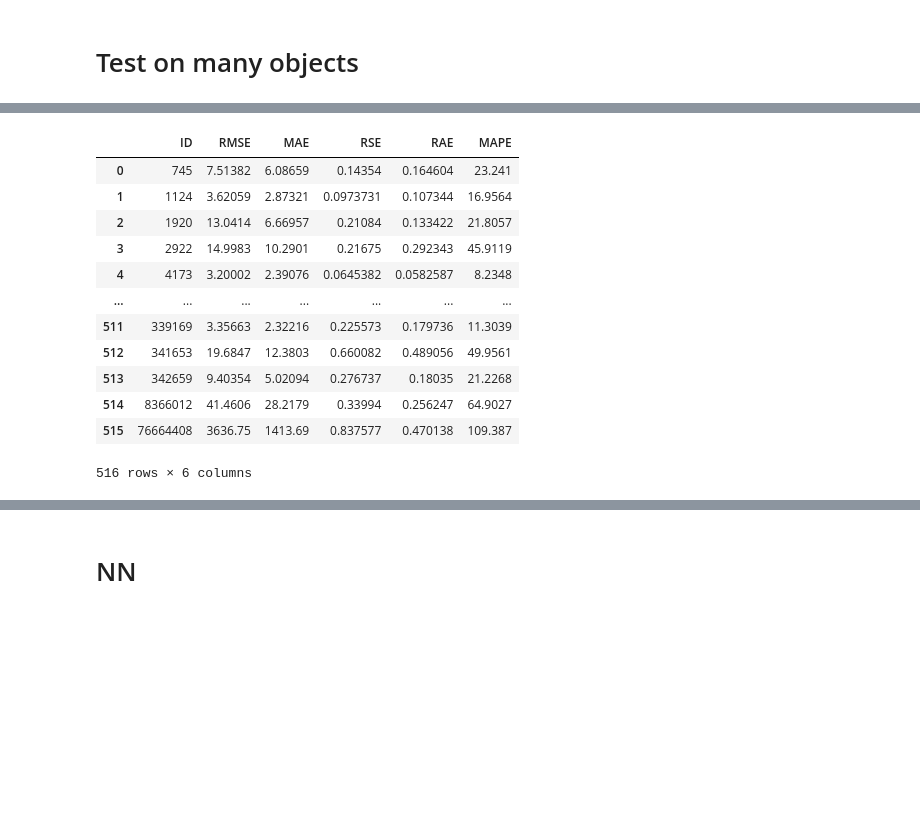
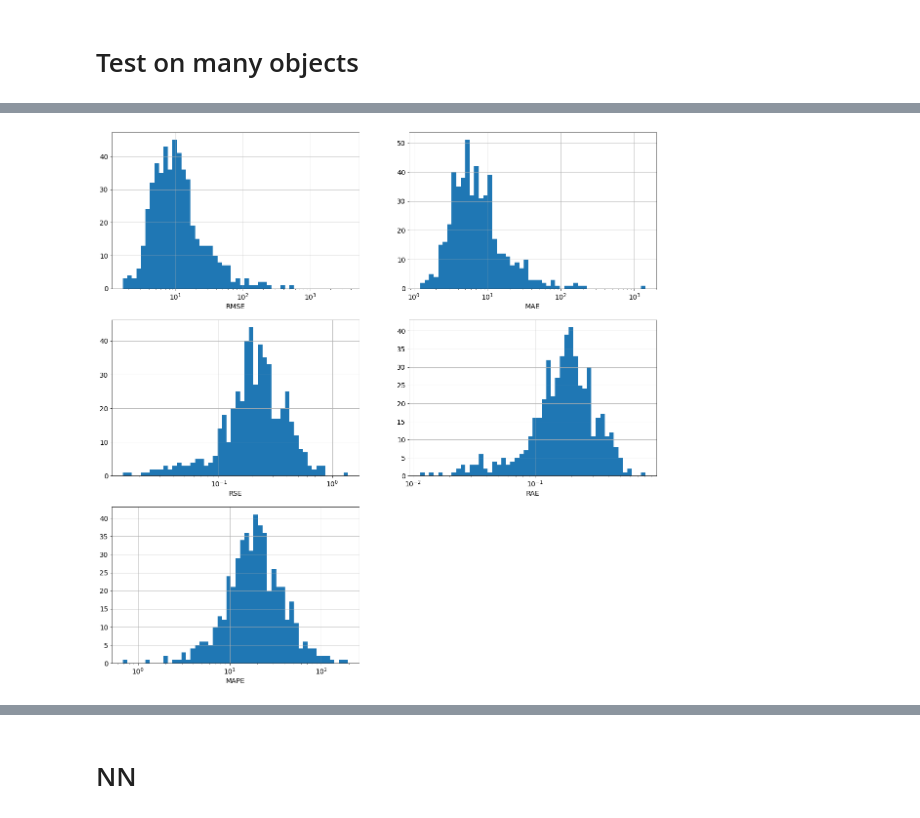
Before and after one commit to HSE-LAMBDA/light_curve_approx, a Jupyter notebook: notebooks/StarterKit.ipynb, the cells around one changed output, grey strips where cells are left out. Cells and saved outputs as stored; diff of their text form; code cells hidden in the pictures; blank space fills up the shorter version.

```diff
--- a/notebooks/StarterKit.ipynb
+++ b/notebooks/StarterKit.ipynb
@@ -182,11 +182,11 @@ reg.fit(X_train_ss, y_train)
 
 # predict flux for unseen observations
 anobject_test_pred = anobject_test.copy()
-anobject_test_pred['flux'] = reg.predict(X_test_ss)
+anobject_test_pred['flux'] = np.maximum(reg.predict(X_test_ss), 0)
 
 # predict flux for known observations
 anobject_train_pred = anobject_train.copy()
-anobject_train_pred['flux'] = reg.predict(X_train_ss)
+anobject_train_pred['flux'] = np.maximum(reg.predict(X_train_ss), 0)
 # %%
 plot_light_curves(anobject_test, "Test observations")
 plot_light_curves(anobject_test_pred, "Predictions on test")
@@ -312,16 +280,43 @@ for idx, metric in enumerate(report.columns[1:], 1):
-# %%
-report
-# %% [output]
-|  | ID | RMSE | MAE | RSE | RAE | MAPE |
-| 0 | 745 | 7.51382 | 6.08659 | 0.14354 | 0.164604 | 23.241 |
-| 1 | 1124 | 3.62059 | 2.87321 | 0.0973731 | 0.107344 | 16.9564 |
-| 2 | 1920 | 13.0414 | 6.66957 | 0.21084 | 0.133422 | 21.8057 |
-| 3 | 2922 | 14.9983 | 10.2901 | 0.21675 | 0.292343 | 45.9119 |
-| 4 | 4173 | 3.20002 | 2.39076 | 0.0645382 | 0.0582587 | 8.2348 |
-| ... | ... | ... | ... | ... | ... | ... |
-| 511 | 339169 | 3.35663 | 2.32216 | 0.225573 | 0.179736 | 11.3039 |
-| 512 | 341653 | 19.6847 | 12.3803 | 0.660082 | 0.489056 | 49.9561 |
-| 513 | 342659 | 9.40354 | 5.02094 | 0.276737 | 0.18035 | 21.2268 |
-| 514 | 8366012 | 41.4606 | 28.2179 | 0.33994 | 0.256247 | 64.9027 |
-| 515 | 76664408 | 3636.75 | 1413.69 | 0.837577 | 0.470138 | 109.387 |
-516 rows × 6 columns
+# %%
+def plot_loghist(x, bins, **kwargs):
+    """
+    https://stackoverflow.com/questions/47850202/plotting-a-histogram-on-a-log-scale-with-matplotlib?rq=1
+    """
+    hist, bins = np.histogram(x, bins=bins)
+    logbins = np.logspace(np.log10(bins[0]),np.log10(bins[-1]),len(bins))
+    plt.hist(x, bins=logbins, **kwargs)
+    plt.xscale('log')
+
+def plot_metrics_histogram(report, **hist_kwargs):
+    plt.figure(figsize=(20, 20))
+    for idx, metric in enumerate(report.columns[1:], 1):
+        plt.subplot(3, 2, idx)
+        plot_loghist(report[metric], bins=50)
+        plt.xlabel(metric, size=14)
+        plt.xticks(size=14)
+        plt.yticks(size=14)
+        plt.xscale('log')
+        plt.grid()
+    plt.show()
+
+def plot_mult_metrics_histogram(reports, names=None, bins=15, **hist_kwargs):
+    if names is None:
+        names = range(len(reports))
+    plt.figure(figsize=(20, 20))
+    for idx, metric in enumerate(reports[0].columns[1:], 1):
+        _, gen_bins = np.histogram(np.array([rep[metric] for rep in reports]).flatten() * 1.1, bins=bins)
+        logbins = np.logspace(np.log10(gen_bins[0]),np.log10(gen_bins[-1]),len(gen_bins))
+        plt.subplot(3, 2, idx)
+        for n, report in enumerate(reports):
+            plt.hist(report[metric], bins=logbins, alpha=1/2, label=names[n])
+        plt.xlabel(metric, size=14)
+        plt.xticks(size=14)
+        plt.yticks(size=14)
+        plt.xscale('log')
+        plt.grid()
+        plt.legend(fontsize=14)
+    plt.show()
+# %%
+plot_metrics_histogram(gp_report)
+# %% [output]
+[figure, added]
```
Also changed, not shown: parts of 27 cells of this notebook.
